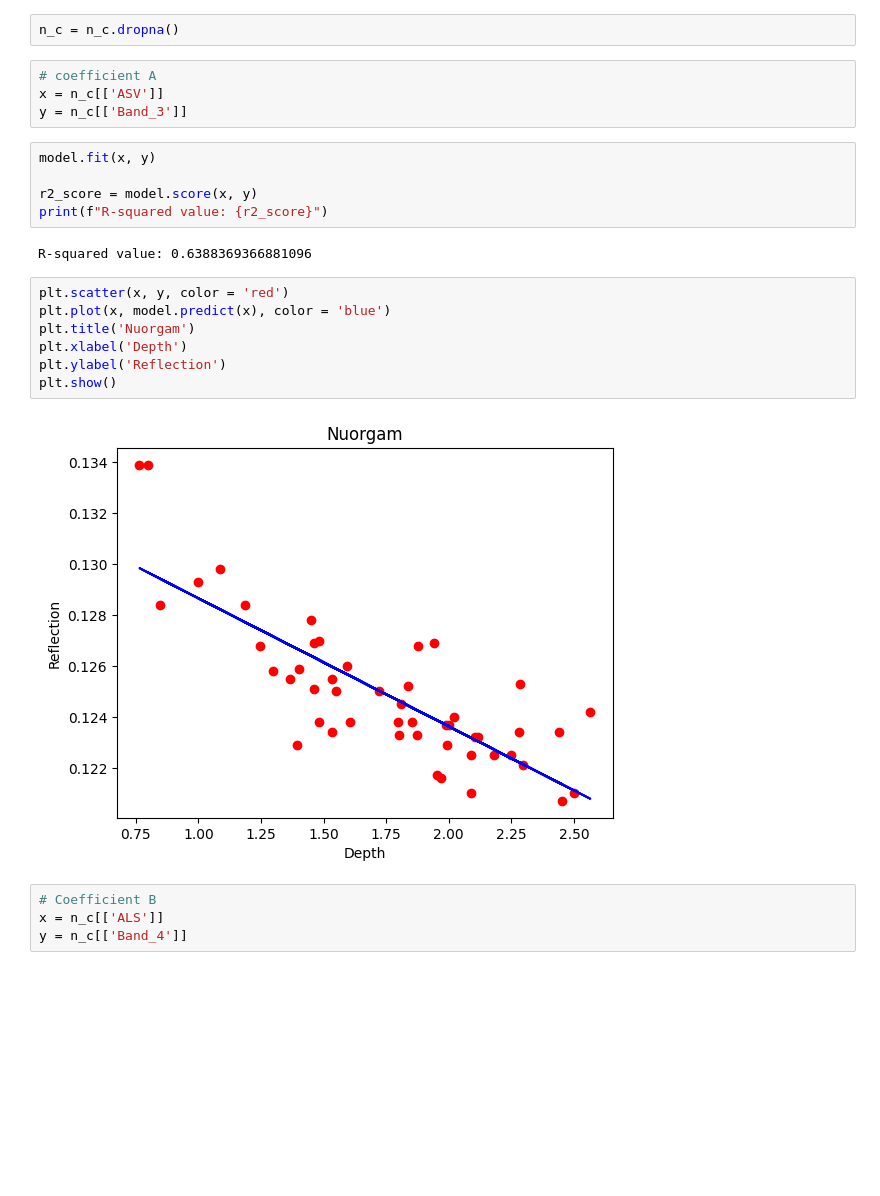
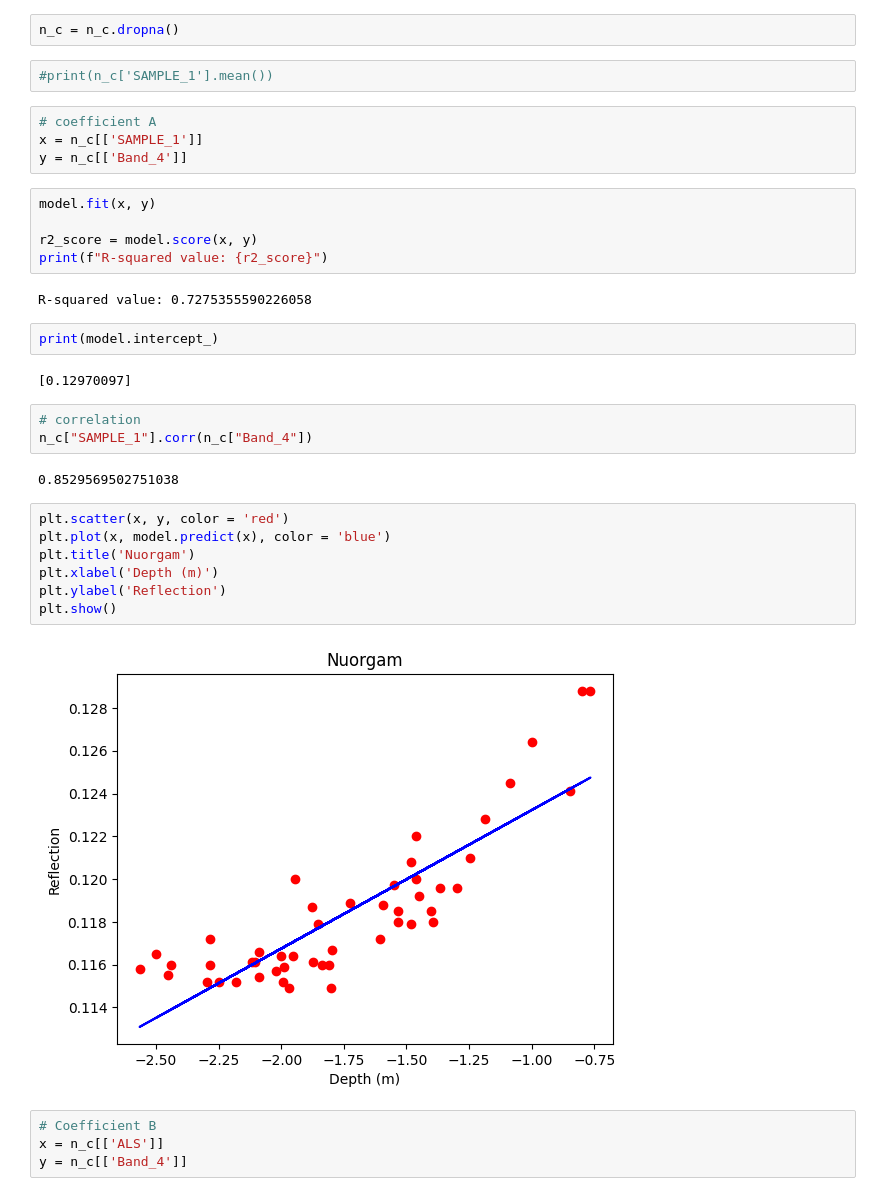
Before and after one commit to susannakukka/bathymetric-model-analysis, a Jupyter notebook: notebooks/sentinel2_bathymetry.ipynb, the cells around one changed output. Drawn from its saved outputs; the diff is of its cells as text; blank space fills up the shorter version.

```diff
--- a/notebooks/sentinel2_bathymetry.ipynb
+++ b/notebooks/sentinel2_bathymetry.ipynb
@@ -310,26 +333,37 @@ n_c
 | 49 | 50 | -1.811049 | 1.811049 | 0.1250 | 0.1238 | 0.1245 | 0.1160 | 0.1115 | 0.1083 | 11.025643 |
 # %%
 n_c = n_c.dropna()
+# %%
+#print(n_c['SAMPLE_1'].mean())
 # %%
 # coefficient A
-x = n_c[['ASV']]
-y = n_c[['Band_3']]
+x = n_c[['SAMPLE_1']]
+y = n_c[['Band_4']]
 # %%
 model.fit(x, y)
 
 r2_score = model.score(x, y)
 print(f"R-squared value: {r2_score}")
 # %% [output]
-R-squared value: 0.6388369366881096
+R-squared value: 0.7275355590226058
+# %%
+print(model.intercept_)
+# %% [output]
+[0.12970097]
+# %%
+# correlation
+n_c["SAMPLE_1"].corr(n_c["Band_4"])
+# %% [output]
+0.8529569502751038
 # %%
 plt.scatter(x, y, color = 'red')
 plt.plot(x, model.predict(x), color = 'blue')
 plt.title('Nuorgam')
-plt.xlabel('Depth')
+plt.xlabel('Depth (m)')
 plt.ylabel('Reflection')
 plt.show()
 # %% [output]
-[figure, old version]
+[figure, new version]
 # %%
 # Coefficient B
 x = n_c[['ALS']]
```
Also changed, not shown: parts of 9 cells of this notebook, 7 other files.
